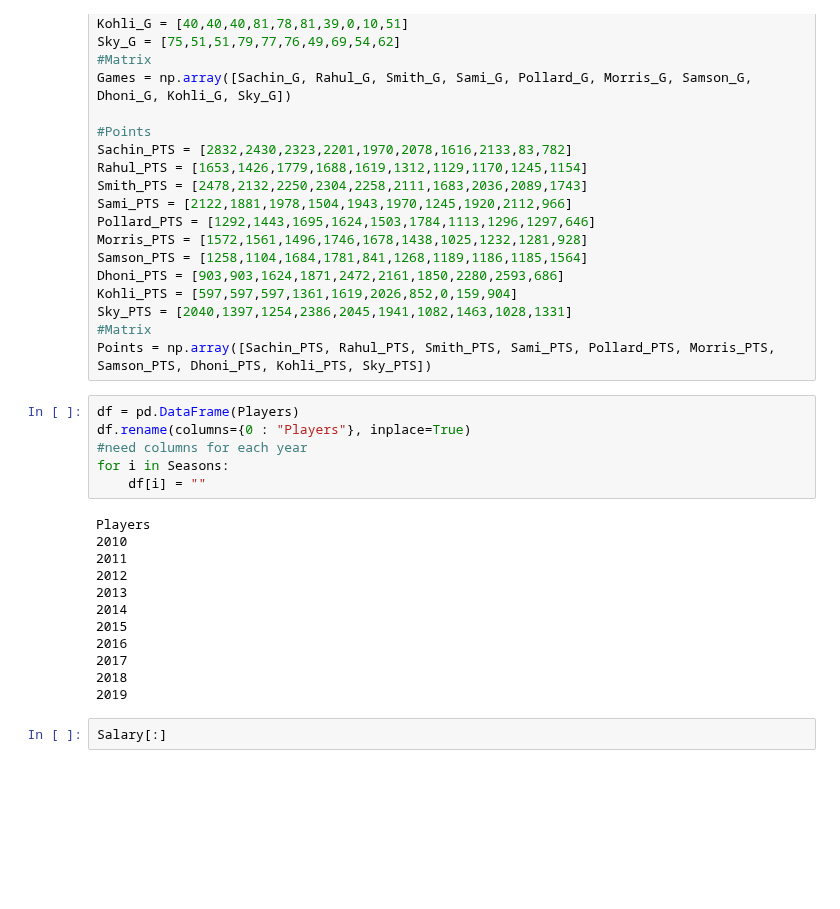
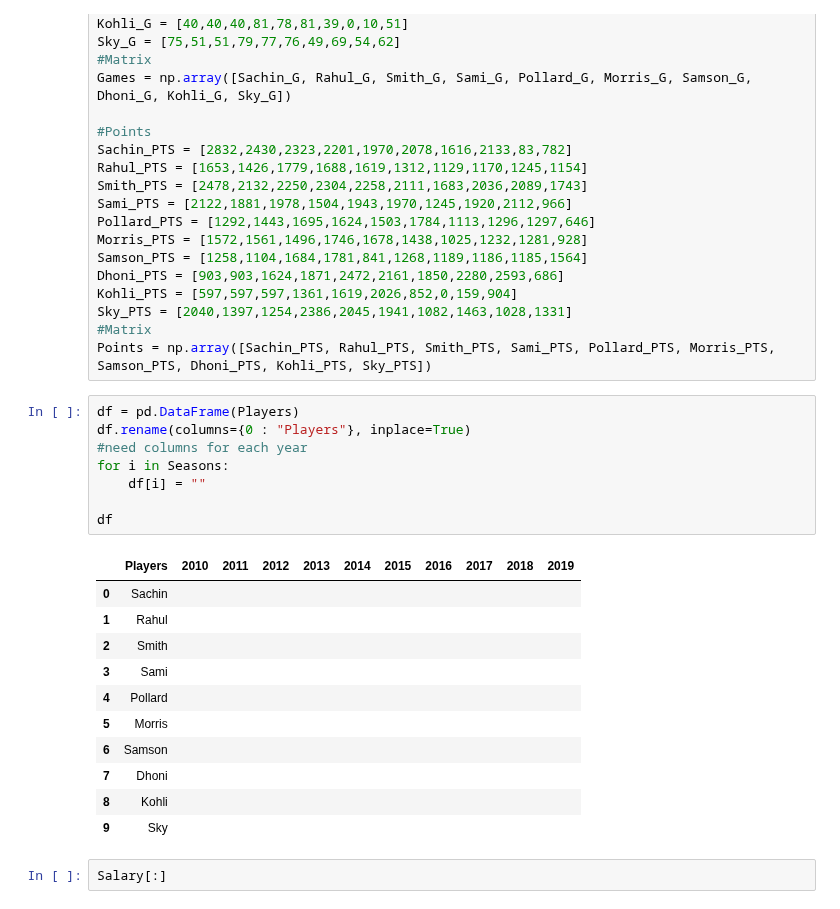
Before and after one commit to corpsedust/NareshIT, a Jupyter notebook: Self-practice(Tasks and IQ stuff)/IPL_DataAnalysis.ipynb, the cells around one changed output. Drawn from its saved outputs; the diff is of its cells as text; blank space fills up the shorter version.

```diff
--- a/Self-practice(Tasks and IQ stuff)/IPL_DataAnalysis.ipynb
+++ b/Self-practice(Tasks and IQ stuff)/IPL_DataAnalysis.ipynb
@@ -54,21 +54,23 @@ Points = np.array([Sachin_PTS, Rahul_PTS, Smith_PTS, Sami_PTS, Pollard_PTS, Morr
 # %%
 df = pd.DataFrame(Players)
 df.rename(columns={0 : "Players"}, inplace=True)
 #need columns for each year
 for i in Seasons:
     df[i] = ""
+
+df
 # %% [output]
-Players
-2010
-2011
-2012
-2013
-2014
-2015
-2016
-2017
-2018
-2019
+|  | Players | 2010 | 2011 | 2012 | 2013 | 2014 | 2015 | 2016 | 2017 | 2018 | 2019 |
+| 0 | Sachin |  |  |  |  |  |  |  |  |  |  |
+| 1 | Rahul |  |  |  |  |  |  |  |  |  |  |
+| 2 | Smith |  |  |  |  |  |  |  |  |  |  |
+| 3 | Sami |  |  |  |  |  |  |  |  |  |  |
+| 4 | Pollard |  |  |  |  |  |  |  |  |  |  |
+| 5 | Morris |  |  |  |  |  |  |  |  |  |  |
+| 6 | Samson |  |  |  |  |  |  |  |  |  |  |
+| 7 | Dhoni |  |  |  |  |  |  |  |  |  |  |
+| 8 | Kohli |  |  |  |  |  |  |  |  |  |  |
+| 9 | Sky |  |  |  |  |  |  |  |  |  |  |
 # %%
 Salary[:]
 # %% [output]
```
Also changed, not shown: parts of 8 cells of this notebook.
